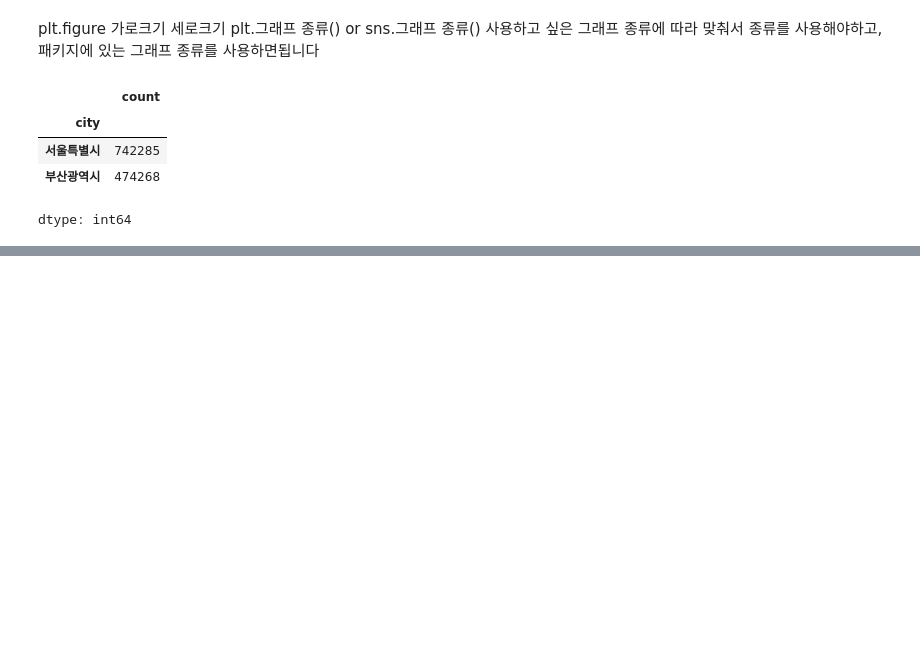
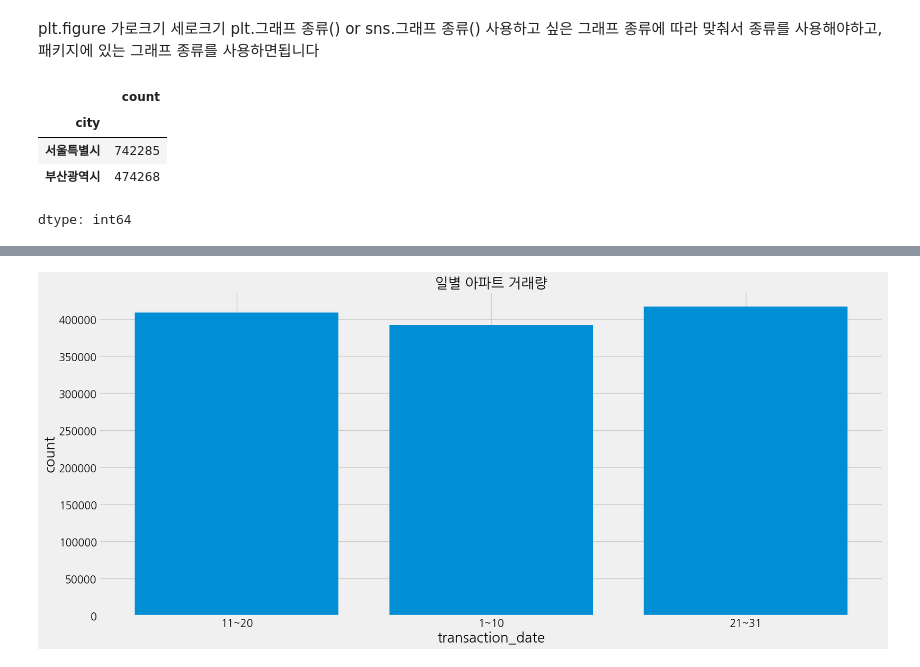
Before and after one commit to peperjet/bc-ml, a Jupyter notebook: real-estate-ml/apt2_260328.ipynb, the cells around one changed output, grey strips where cells are left out. Cells and saved outputs as stored; diff of their text form; code cells hidden in the pictures; blank space fills up the shorter version.

```diff
--- a/real-estate-ml/apt2_260328.ipynb
+++ b/real-estate-ml/apt2_260328.ipynb
@@ -307,0 +425,5 @@ SyntaxError: unterminated string literal (detected at line 3) (3806824049.py, li
+# %%
+# 월별 count table
+
+train_month_count = train['transaction_date'].value_counts().sort_index(ascending=True).to_frame()
+train_month_count
@@ -307,0 +436,16 @@ SyntaxError: unterminated string literal (detected at line 3) (3806824049.py, li
+# %%
+# matplotlib 이용해 일별 아파트 거래량
+
+plt.figure(figsize=(18,8))
+plt.bar(train_month_count.index.astype(str), train_month_count['count'])
+plt.title('일별 아파트 거래량', size = 20)
+
+plt.xticks(size=15)
+plt.yticks(size=15)
+
+plt.xlabel('transaction_date', size=20)
+plt.ylabel('count', size=20)
+
+plt.show()
+# %% [output]
+[figure, added]
```
Also changed, not shown: parts of 28 cells of this notebook.
